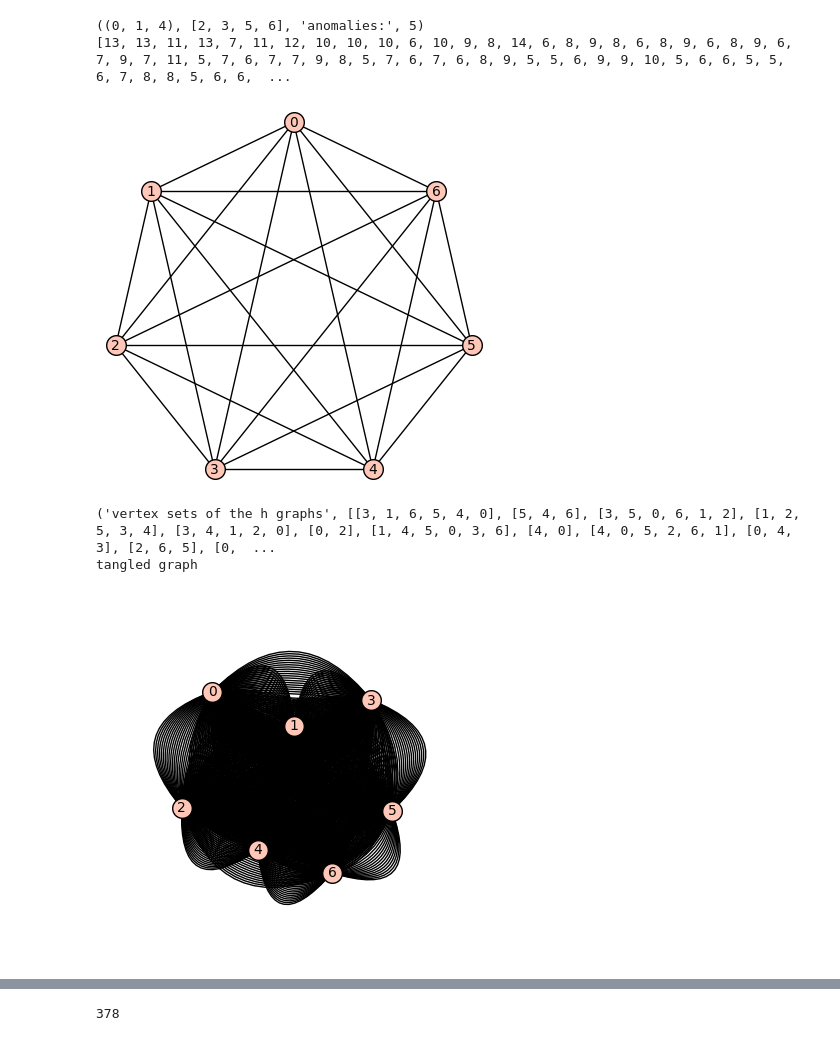
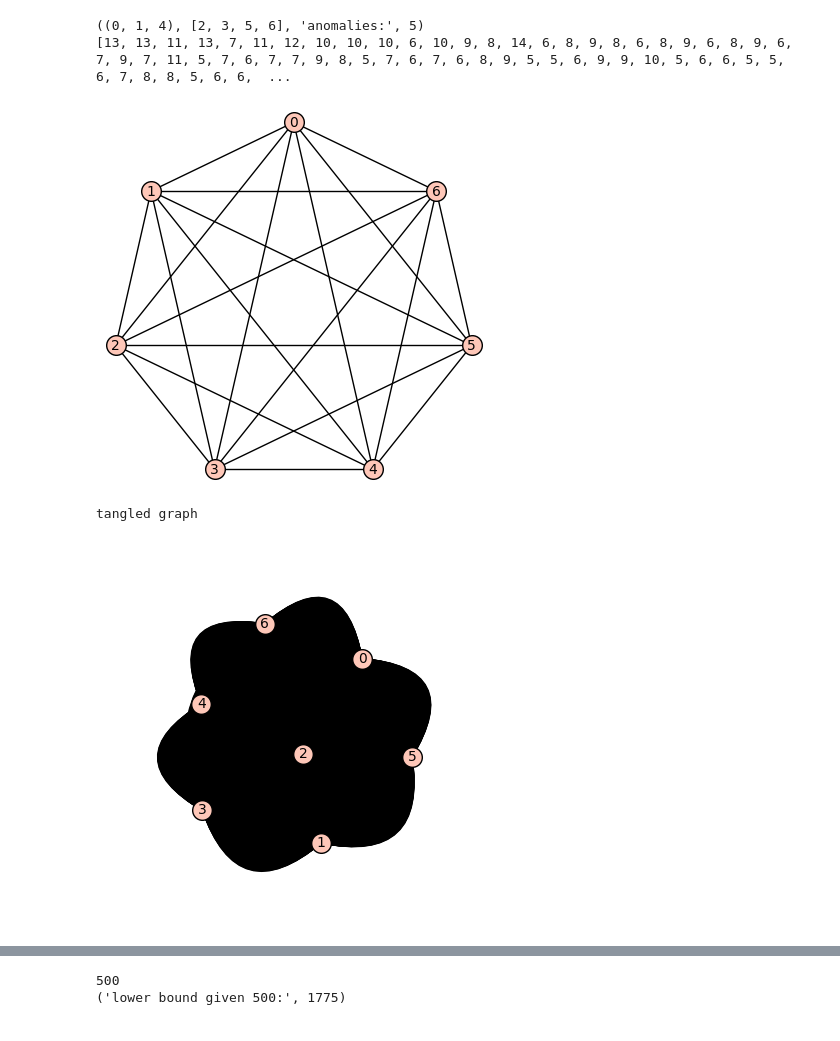
Before and after one commit to tnutala/projects, a Jupyter notebook: MATH496/Untangling.ipynb, the cells around one changed output, grey strips where cells are left out. Saved outputs shown, nothing was run; the diff lists cells and outputs as text; code cells hidden in the pictures.

Commit message:
large n

```diff
--- a/MATH496/Untangling.ipynb
+++ b/MATH496/Untangling.ipynb
@@ -321,40 +321,40 @@ tangled graph
 ((0, 1, 4), [2, 3, 5, 6], 'anomalies:', 5)
 [13, 13, 11, 13, 7, 11, 12, 10, 10, 10, 6, 10, 9, 8, 14, 6, 8, 9, 8, 6, 8, 9, 6, 8, 9, 6, 7, 9, 7, 11, 5, 7, 6, 7, 7, 9, 8, 5, 7, 6, 7, 6, 8, 9, 5, 5, 6, 9, 9, 10, 5, 6, 6, 5, 5, 6, 7, 8, 8, 5, 6, 6,  ...
 # %%
+%%time
 import numpy as np
 import random
 
 ####randomly generats schedules so we dont have to
 
 n=7
 
 g=graphs.CompleteGraph(n)
 g.show()
 
 adjmat=g.adjacency_matrix()
 
 schedules=[]
 hsets=[]
 
-for i in range(np.random.randint(100,101)):    #number of schedules (inclusive,exclusive)
-    hset= random.sample(range(0,7), np.random.randint(2,n+1)) #generates schedules; (smallest allowed clique, largest allowed)
+for i in range(np.random.randint(500,501)):    #number of schedules (inclusive,exclusive)
+    hset= random.sample(range(0,7), np.random.randint(2,n+1)) #generates schedules; randint(smallest allowed clique, largest allowed)
     hsets.append(hset)
     schedules.append(adjmat[hset,hset])
 
 #take slices of g to make the h graphs AKA schedules
-print("vertex sets of the h graphs",hsets)
+#print("vertex sets of the h graphs",hsets)
 #print(schedules)
 
 
 
 ans,part1,part2=anomalies(tangled_graph(hsets))
 
 i=ans.index(min((ans)))
 
 print(part1[i],part2[i], "anomalies:", min(ans))
 print((ans))
 # %% [output]
 [figure]
-('vertex sets of the h graphs', [[3, 1, 6, 5, 4, 0], [5, 4, 6], [3, 5, 0, 6, 1, 2], [1, 2, 5, 3, 4], [3, 4, 1, 2, 0], [0, 2], [1, 4, 5, 0, 3, 6], [4, 0], [4, 0, 5, 2, 6, 1], [0, 4, 3], [2, 6, 5], [0,  ...
 tangled graph
-[figure, old version]
+[figure, new version]
@@ -363,21 +365,42 @@ tangled graph
 # %%
+#%prun
+#%lprun
+#mprun
+
+
 import operator as op
+
+
 def ncr(n, r):
     r = min(r, n-r)
     numer = reduce(op.mul, xrange(n, n-r, -1), 1)
     denom = reduce(op.mul, xrange(1, r+1), 1)
     return numer//denom
 
+
+def ncr(n,r):
+    if n<r:
+        return 0
+    elif n==r:
+        return 1
+    else:
+        r = min(r, n-r)
+        numer = reduce(op.mul, xrange(n, n-r, -1), 1)
+        denom = reduce(op.mul, xrange(1, r+1), 1)
+        return numer//denom
+
 lowerbound=0
-len(hsets)
 
 
 
-
+print(len(hsets))
+#print(hsets)
 for i in hsets:
     curr=i
-    lowerbound+= ncr(floor(len(i)/2),2) + ncr(ceil(len(i)/2),2)
+   # print(ncr((floor(len(i)/2)),2) + ncr((ceil(len(i)/2)),2))
+    lowerbound+= ncr((floor(len(i)/2)),2) + ncr((ceil(len(i)/2)),2)
 
-lowerbound
+print("lower bound given %i:" %len(hsets),lowerbound)
 # %% [output]
-378
+500
+('lower bound given 500:', 1775)
```
Also changed, not shown: parts of 1 cell of this notebook.
